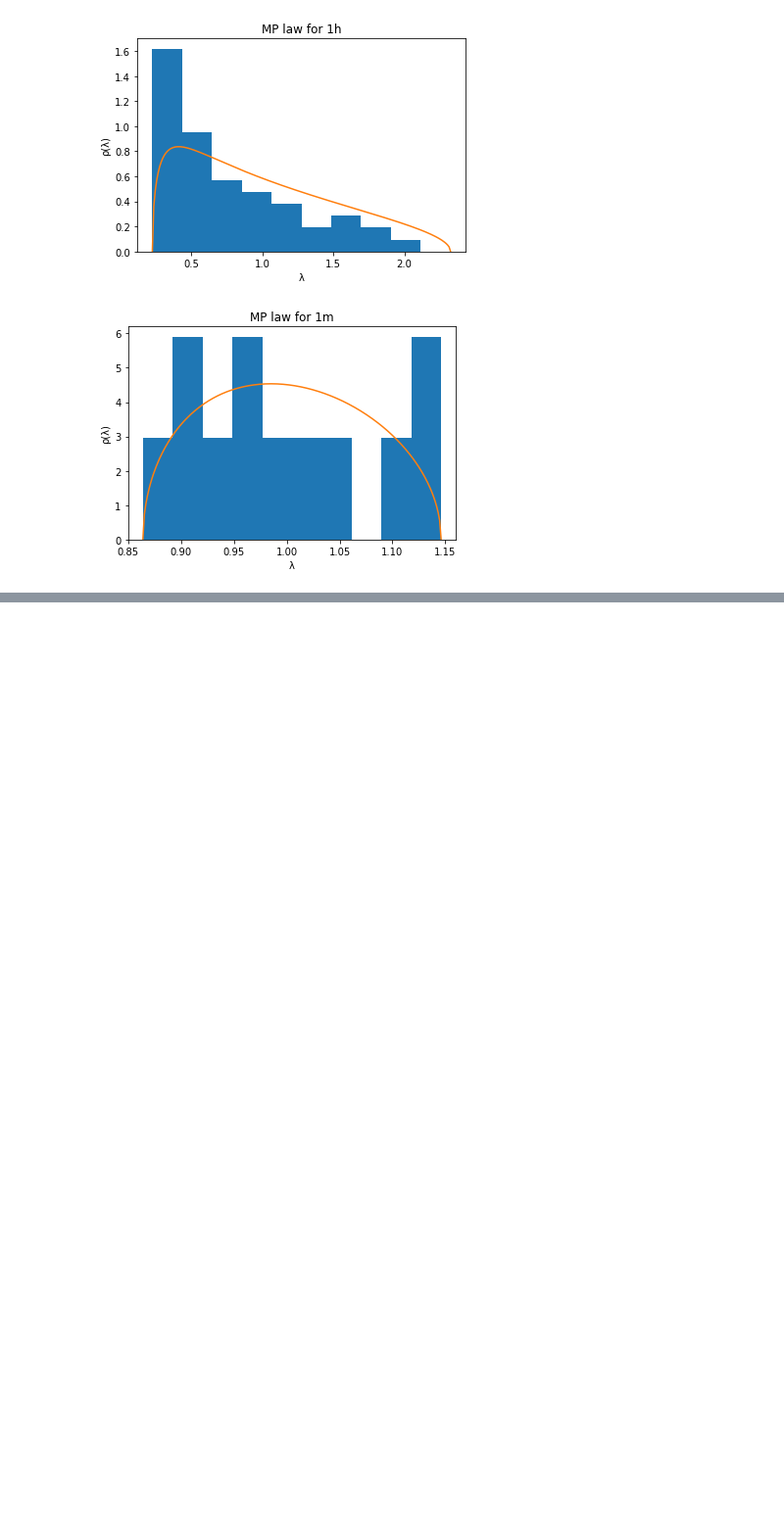
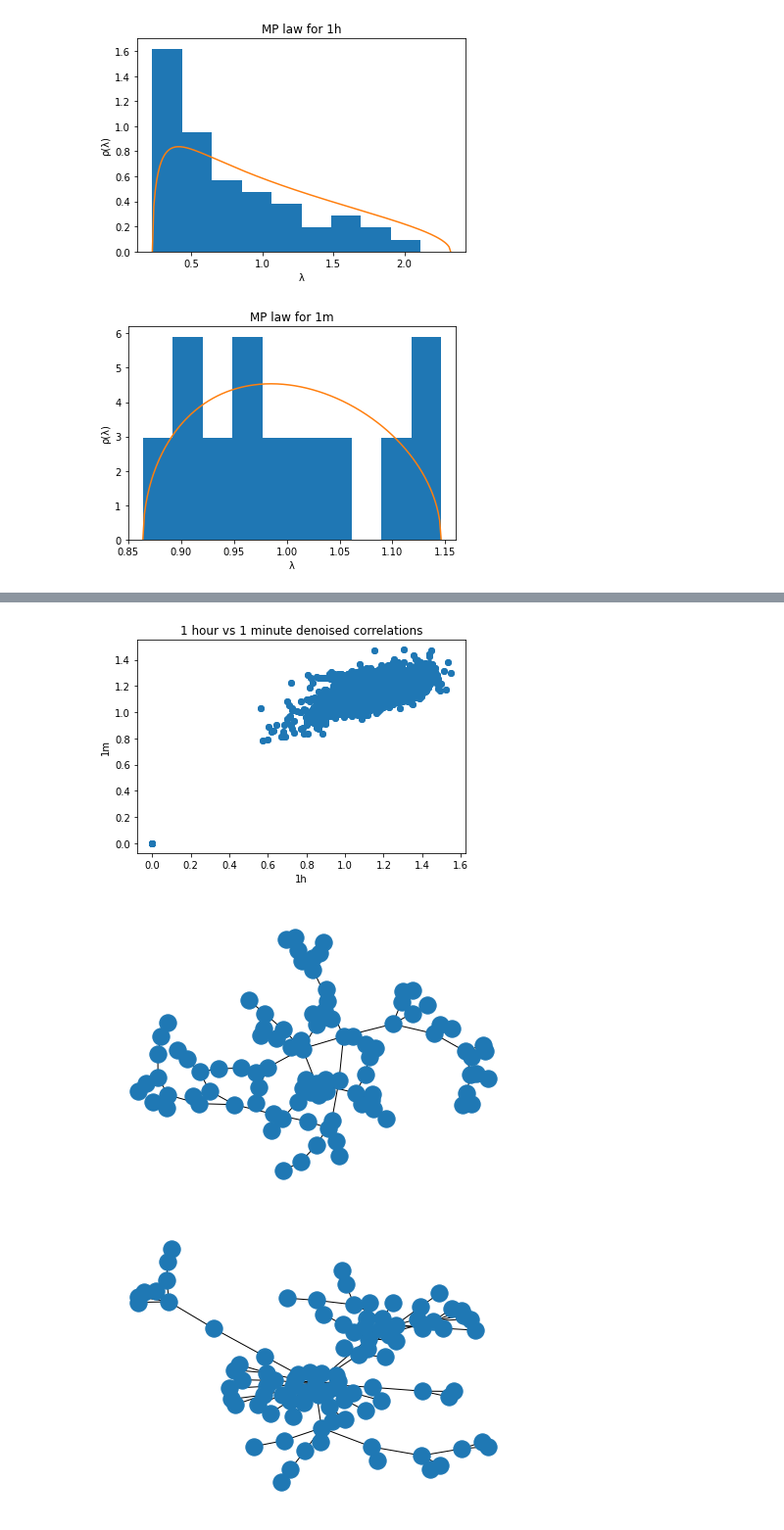
Before and after one commit to JunTu-XD/NetSci, a Jupyter notebook: assignment_7/Tu_Jun_EX07.ipynb, the cells around one changed output, grey strips where cells are left out. Shown: that part at 98% size. Cells and saved outputs as stored; diff of their text form; code cells hidden in the pictures; blank space fills up the shorter version.

```diff
--- a/assignment_7/Tu_Jun_EX07.ipynb
+++ b/assignment_7/Tu_Jun_EX07.ipynb
@@ -105,6 +105,18 @@ diagonal_1m = replace_noise(eigval_1m, norm_noise_1m, lambda_max_1m)
 denoised_1h = eigvec_1h * diagonal_1h * eigvec_1h.T
 denoised_1m = eigvec_1m * diagonal_1m * eigvec_1m.T
 
+D_1h = np.empty(denoised_1h.shape)
+D_1m = np.empty(denoised_1m.shape)
+
+for i in range(0, denoised_1h.shape[0]):
+    D_1h[i,i] = 1 / math.sqrt(denoised_1h[i,i])
+
+for i in range(0, denoised_1m.shape[0]):
+    D_1m[i,i] = 1 / math.sqrt(denoised_1m[i,i])
+
+denoised_1h = D_1h * diagonal_1h * D_1h.T
+denoised_1m = D_1m * diagonal_1m * D_1m.T
+
 print('denoised_1h:\n', denoised_1h)
 print('\n')
 print('denoised_1m:\n', denoised_1m)
@@ -128,0 +141,31 @@ denoised_1h:
+# %%
+D_1h = np.empty(cormat_1h.shape)
+D_1m = np.empty(cormat_1m.shape)
+
+for i in range(0, cormat_1h.shape[0]):
+    for j in range(0, cormat_1h.shape[1]):
+        D_1h[i,j] = math.sqrt(2 * (1 - cormat_1h[i,j]))
+
+for i in range(0, cormat_1m.shape[0]):
+    for j in range(0, cormat_1m.shape[1]):
+        D_1m[i,j] = math.sqrt(2 * (1 - cormat_1m[i,j]))
+
+new_figure()
+plt.scatter(x = D_1h, y = D_1m)
+plt.xlabel('1h')
+plt.ylabel('1m')
+plt.title('1 hour vs 1 minute denoised correlations')
+
+G_1h = nx.from_numpy_matrix(D_1h)
+MST_1h = nx.minimum_spanning_tree(G_1h)
+new_figure()
+nx.draw(MST_1h)
+
+G_1m = nx.from_numpy_matrix(D_1m)
+MST_1m = nx.minimum_spanning_tree(G_1m)
+new_figure()
+nx.draw(MST_1m)
+# %% [output]
+[figure, added]
+[figure, added]
+[figure, added]
```
Also changed, not shown: parts of 1 cell of this notebook.
